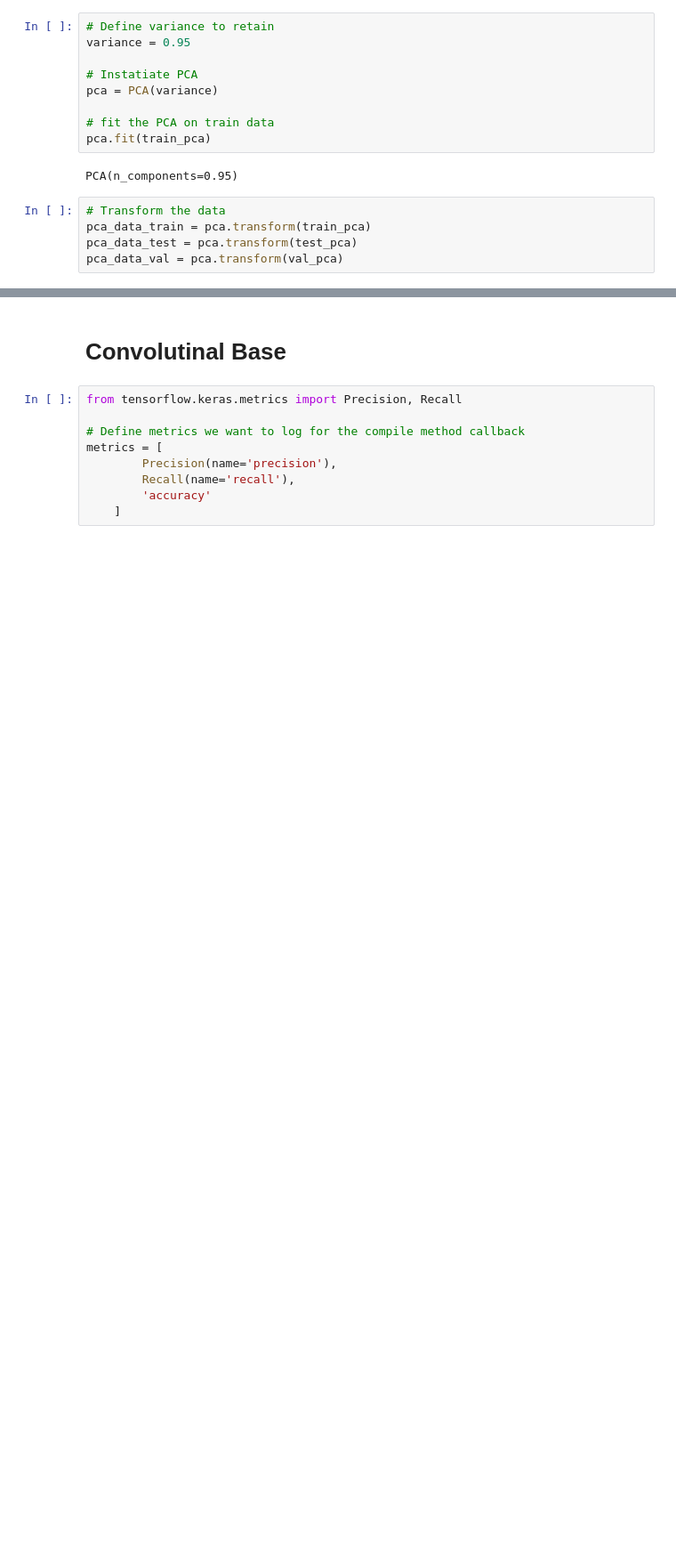
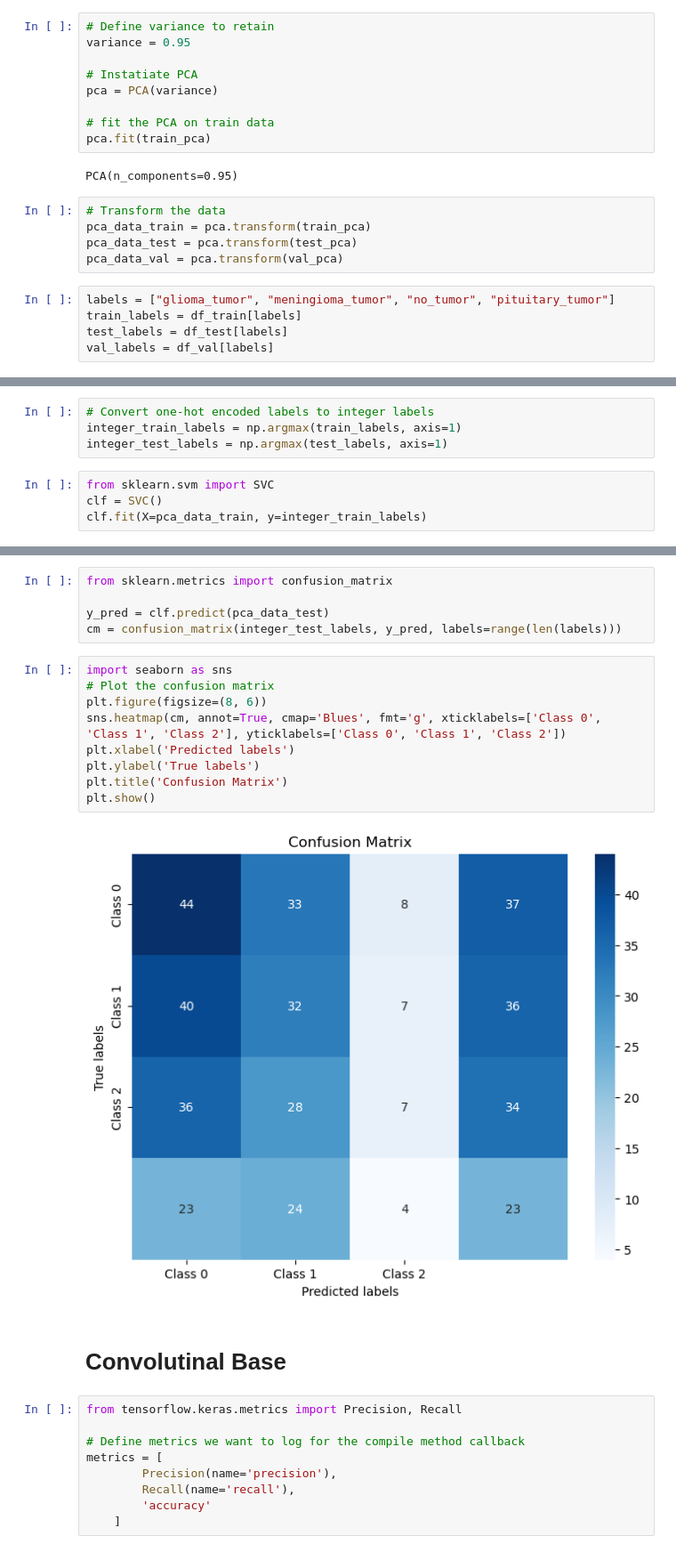
Before and after one commit to cristopher-d-delgado/brain_tumor_classification, a Jupyter notebook: notebook.ipynb, the cells around one changed output, grey strips where cells are left out. Shown at 89% size. Cells and saved outputs as stored; diff of their text form; blank space fills up the shorter version.

```diff
--- a/notebook.ipynb
+++ b/notebook.ipynb
@@ -204,3 +204,8 @@ PCA(n_components=0.95)
 pca_data_train = pca.transform(train_pca)
 pca_data_test = pca.transform(test_pca)
 pca_data_val = pca.transform(val_pca)
+# %%
+labels = ["glioma_tumor", "meningioma_tumor", "no_tumor", "pituitary_tumor"]
+train_labels = df_train[labels]
+test_labels = df_test[labels]
+val_labels = df_val[labels]
@@ -206,0 +214,8 @@ pca_data_val = pca.transform(val_pca)
+# %%
+# Convert one-hot encoded labels to integer labels
+integer_train_labels = np.argmax(train_labels, axis=1)
+integer_test_labels = np.argmax(test_labels, axis=1)
+# %%
+from sklearn.svm import SVC
+clf = SVC()
+clf.fit(X=pca_data_train, y=integer_train_labels)
@@ -207,3 +228,19 @@ pca_data_val = pca.transform(val_pca)
+# %%
+from sklearn.metrics import confusion_matrix
+
+y_pred = clf.predict(pca_data_test)
+cm = confusion_matrix(integer_test_labels, y_pred, labels=range(len(labels)))
+# %%
+import seaborn as sns
+# Plot the confusion matrix
+plt.figure(figsize=(8, 6))
+sns.heatmap(cm, annot=True, cmap='Blues', fmt='g', xticklabels=['Class 0', 'Class 1', 'Class 2'], yticklabels=['Class 0', 'Class 1', 'Class 2'])
+plt.xlabel('Predicted labels')
+plt.ylabel('True labels')
+plt.title('Confusion Matrix')
+plt.show()
+# %% [output]
+[figure, added]
 # %% [markdown]
 # Convolutinal Base
 # %%
```
Also changed, not shown: parts of 6 cells of this notebook.
